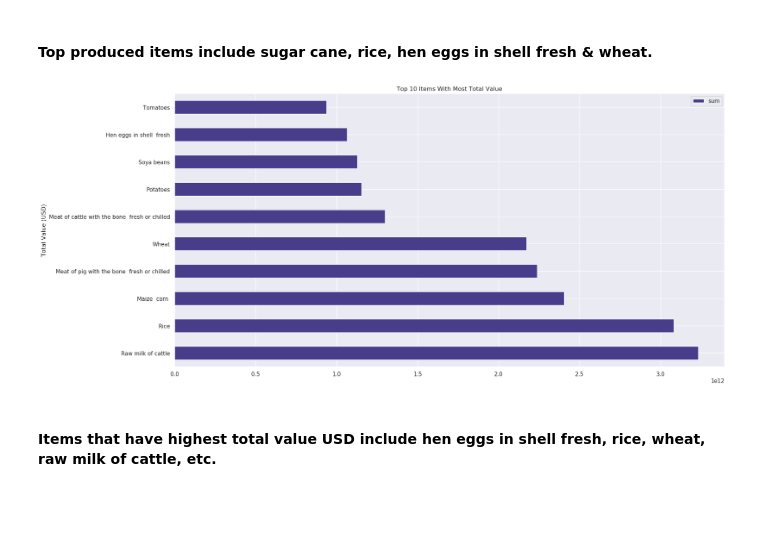
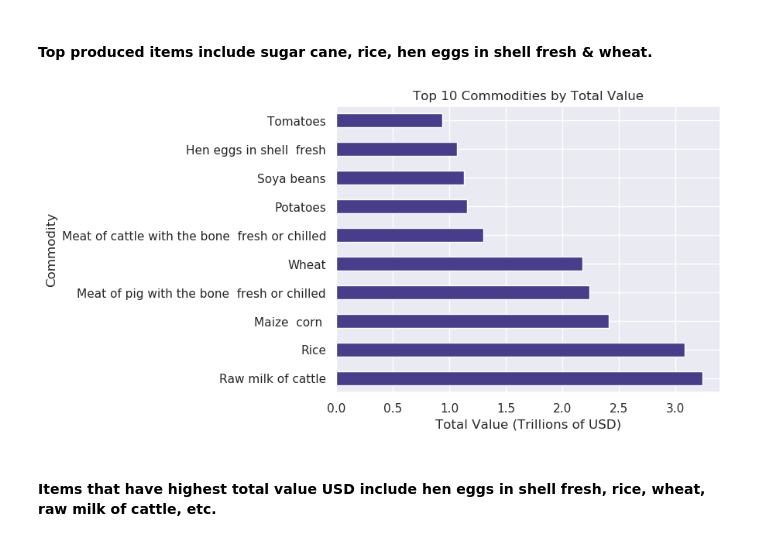
Before and after one commit to hunterblum/CloudFinal-Team1, a Jupyter notebook: Cloud_Team1.ipynb, the cells around one changed output. Cells and saved outputs as stored; diff of their text form; code cells hidden in the pictures; blank space fills up the shorter version.

```diff
--- a/Cloud_Team1.ipynb
+++ b/Cloud_Team1.ipynb
@@ -671,13 +644,20 @@ plt.show()
 # %%
 #Total value usd based on Item
 usd_item = df.total_value_usd.groupby(df['item']).sum().astype(int).reset_index(name="sum")
 usd_item = usd_item.sort_values(by=['sum'], ascending=False).head(10)
 
+usd_item2 = usd_item
+usd_item2['sum'] = usd_item2['sum']/1_000_000_000_000
 
-usd_item.plot(kind='barh', figsize=(20,10), title= 'Top 10 Items With Most Total Value', x=('item'), y = ('sum'), xlabel='Total Value (USD)', ylabel='Items', color = 'darkslateblue')
+
+usd_item2.plot(kind='barh', title= 'Top 10 Commodities by Total Value', x=('item'), y = ('sum'),
+               legend = None, color = 'darkslateblue')
+
+plt.xlabel('Total Value (Trillions of USD)')
+plt.ylabel('Commodity')
 plt.show()
 # %% [output]
-[figure, old version]
+[figure, new version]
 # %% [markdown]
 #### Items that have highest total value USD include hen eggs in shell fresh, rice, wheat, raw milk of cattle, etc.
 # %% [markdown]
```
Also changed, not shown: parts of 22 cells of this notebook.
